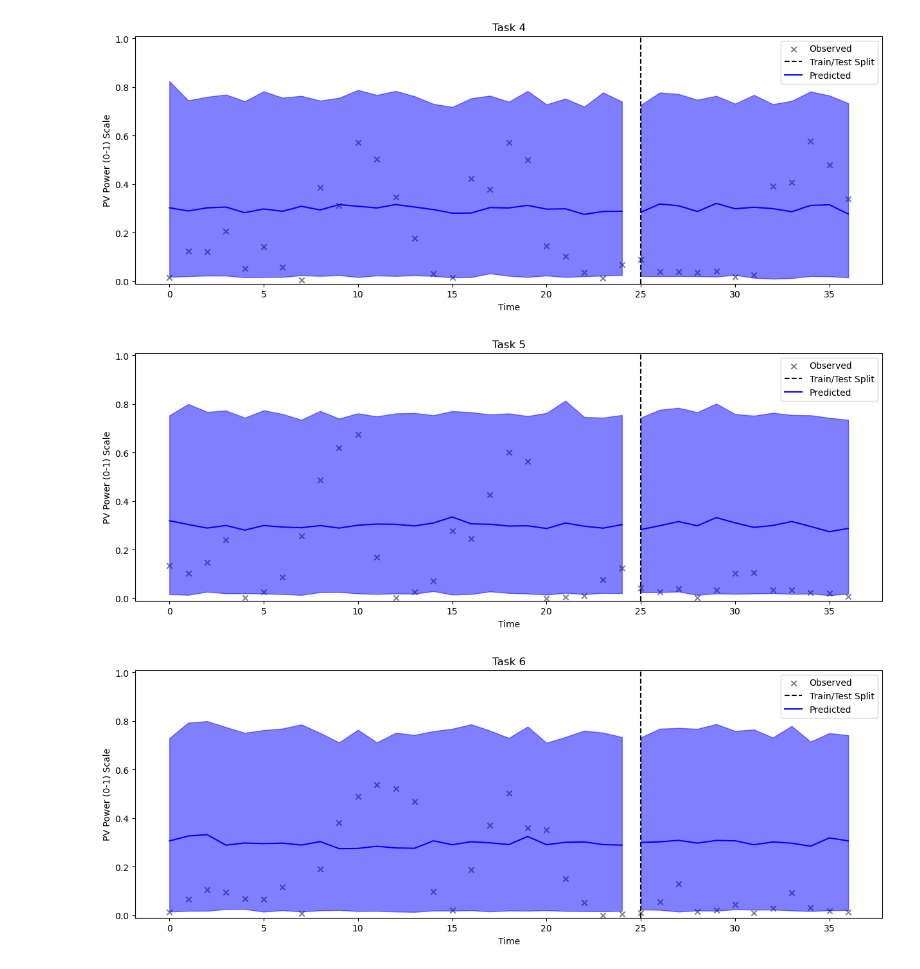
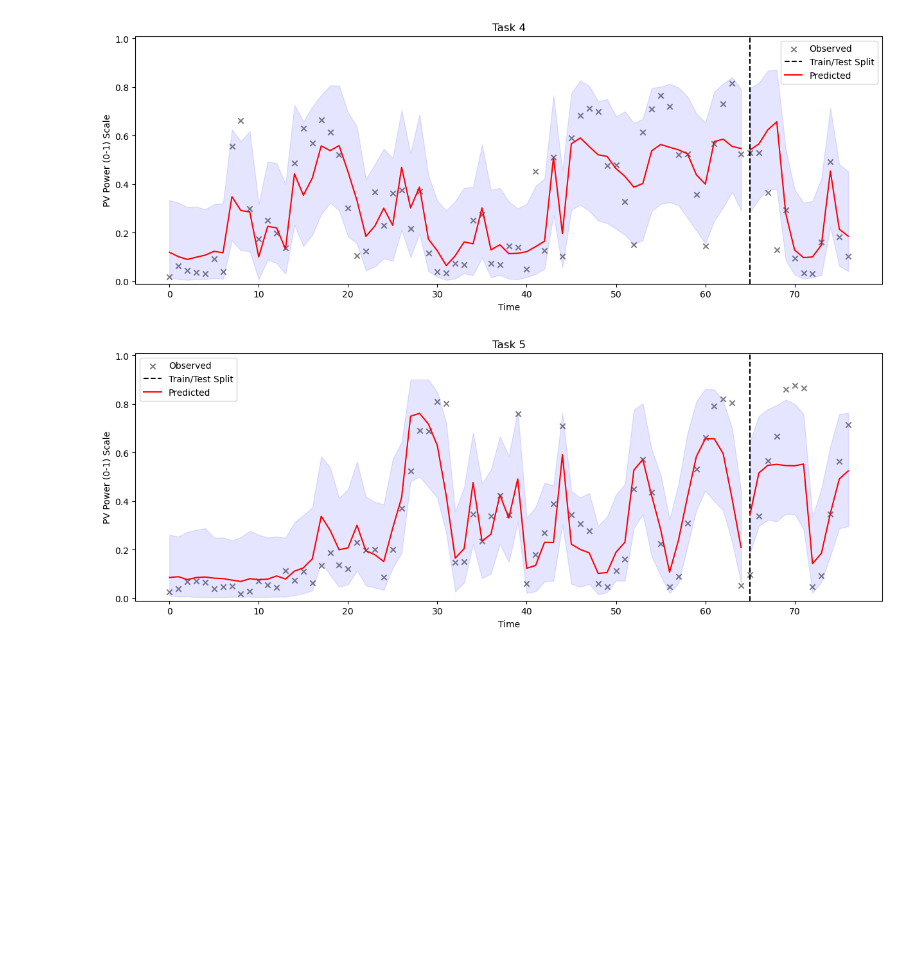
Before and after one commit to eirikbaekkelund/Dissertation, a Jupyter notebook: hadamard.ipynb, the cells around one changed output. Drawn from its saved outputs; the diff is of its cells as text; code cells hidden in the pictures; blank space fills up the shorter version.

Commit message:
likelihood and model working for hadamard :)

```diff
--- a/hadamard.ipynb
+++ b/hadamard.ipynb
@@ -38,7 +41,7 @@ loader = PVWeatherLoader(
     file_name='pv_and_weather.csv',
     distance_method='circle',
     # optionally use a season
-    season='winter',
+    # season='spring',
     # optionally drop series with nan values
     drop_nan=False
 )
@@ -279,0 +173,18 @@ tensor([1.3133], grad_fn=<SoftplusBackward0>)
+# %%
+from kernels import get_mean_covar
+from gpytorch.constraints import Interval
+num_tasks =  len(task_indices_test.unique())
+mean, covar = get_mean_covar(num_latent=num_tasks)
+likelihood = HadamardBetaLikelihood(num_tasks=num_tasks,
+                                    scale=20)
+model = IndependentMultitaskGPModel(
+    X=x_train,
+    y=y_train,
+    mean_module=mean,
+    covar_module=covar,
+    likelihood=likelihood,
+    num_tasks=num_tasks)
+model.fit(n_iter=300,
+          lr=0.1,
+          task_indices=task_indices_train,
+          verbose=True)
@@ -280,11 +209,20 @@ tensor([1.3133], grad_fn=<SoftplusBackward0>)
 # %%
 from matplotlib import pyplot as plt
 import numpy as np
+
 model.eval()
 likelihood.eval()
 
-for i in range(_y_tr.size(-1)):
-    y_tr, y_te = _y_tr[:, i], _y_te[:, i]
+with torch.no_grad():
+    pred_dist_tr = model.likelihood(model(x_train, task_indices=task_indices_train), task_indices=task_indices_train)
+    pred_dist_te = model.likelihood(model(x_test, task_indices=task_indices_test), task_indices=task_indices_test)
+samples_tr = pred_dist_tr.sample(torch.Size([50]))
+samples_te = pred_dist_te.sample(torch.Size([50]))
+
+
+for idx in torch.unique(task_indices_train):
+
+    y_tr, y_te = _y_tr[:, idx], _y_te[:, idx]
     t = np.arange(0, len(y_tr) + len(y_te))
     t_tr, t_te = t[:len(y_tr)], t[len(y_tr):]
 
@@ -293,30 +231,27 @@ for i in range(_y_tr.size(-1)):
     plt.scatter(t_te, y_te,  color='k', marker='x', alpha=0.5)
     plt.axvline(x=len(y_tr), color='k', linestyle='--', label='Train/Test Split')
 
-    with torch.no_grad():
-        pred_dist_tr = likelihood(model(dict_input['x_train'][i], task_indices=dict_input['task_indices_train'][i]))
-        pred_dist_te = likelihood(model(dict_input['x_test'][i], task_indices=dict_input['task_indices_test'][i]))
+    samples_tr_idx = samples_tr[:, :, task_indices_train == idx]
+    samples_te_idx = samples_te[:, :, task_indices_test == idx]
 
-    samples_tr = pred_dist_tr.sample(torch.Size([50]))
-    samples_te = pred_dist_te.sample(torch.Size([50]))
+    y_pred = samples_tr_idx.mean(dim=0).median(dim=0).values
+    y_pred_te = samples_te_idx.mean(dim=0).median(dim=0).values
 
-    samples_median_tr = samples_tr.mean(dim=0).median(dim=0).values
-    lower_tr = np.quantile(samples_tr.detach().numpy(), 0.025, axis=0).mean(axis=0)
-    upper_tr = np.quantile(samples_tr.detach().numpy(), 0.975, axis=0).mean(axis=0)
+    lower_tr = np.quantile(samples_tr_idx.numpy(), 0.025, axis=0).mean(axis=0)
+    upper_tr = np.quantile(samples_tr_idx.numpy(), 0.975, axis=0).mean(axis=0)
+
+    lower_te = np.quantile(samples_te_idx.numpy(), 0.025, axis=0).mean(axis=0)
+    upper_te = np.quantile(samples_te_idx.numpy(), 0.975, axis=0).mean(axis=0)
 
 
-    samples_median_te = samples_te.mean(dim=0).median(dim=0).values
-    lower_te = np.quantile(samples_te.detach().numpy(), 0.025, axis=0).mean(axis=0)
-    upper_te = np.quantile(samples_te.detach().numpy(), 0.975, axis=0).mean(axis=0)
-
-    plt.plot(t_tr, samples_median_tr, label='Predicted', color='blue')
-    plt.fill_between(t_tr, lower_tr, upper_tr, alpha=0.5, color='blue')
-    plt.plot(t_te, samples_median_te, color='blue')
-    plt.fill_between(t_te, lower_te, upper_te, alpha=0.5, color='blue')
+    plt.plot(t_tr, y_pred, color='red', label='Predicted')
+    plt.fill_between(t_tr, lower_tr, upper_tr, alpha=0.1, color='blue')
+    plt.plot(t_te, y_pred_te, color='red')
+    plt.fill_between(t_te, lower_te, upper_te, alpha=0.1, color='blue')
 
 
     plt.ylim(-0.01, 1.01)
-    plt.title(f'Task {i + 1}')
+    plt.title(f'Task {idx + 1}')
     plt.xlabel('Time')
     plt.ylabel('PV Power (0-1) Scale')
     plt.legend()
@@ -328,3 +263,2 @@ for i in range(_y_tr.size(-1)):
-[figure, old version]
+[figure, new version]
-[figure, old version]
+[figure, new version]
-[figure, removed]
```
Also changed, not shown: parts of 13 cells of this notebook, 6 other files.
